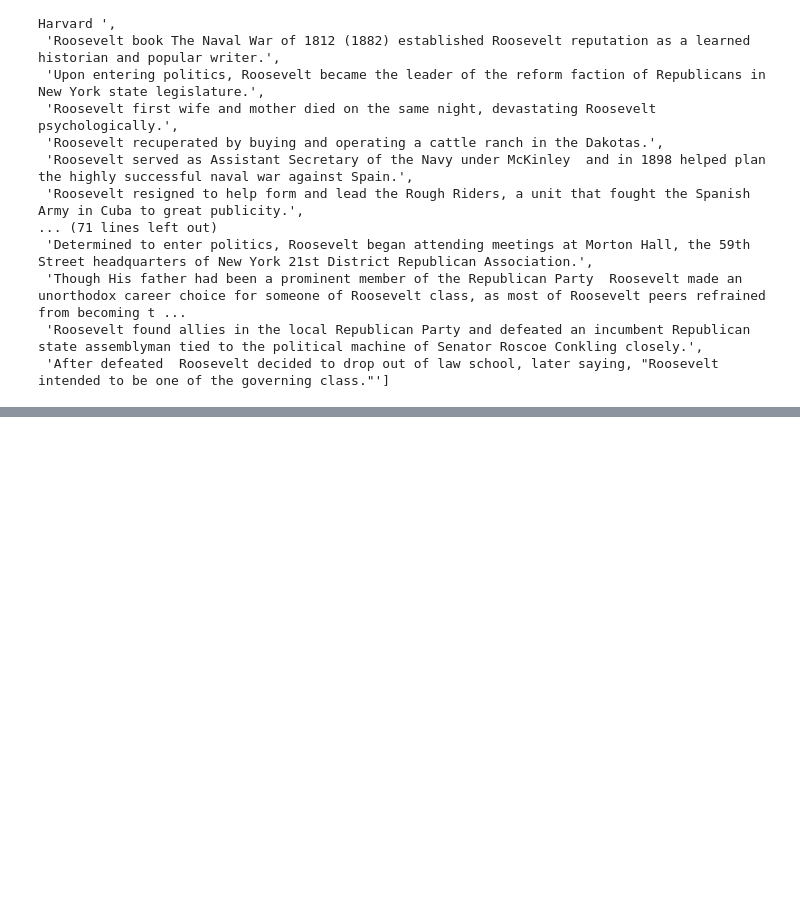
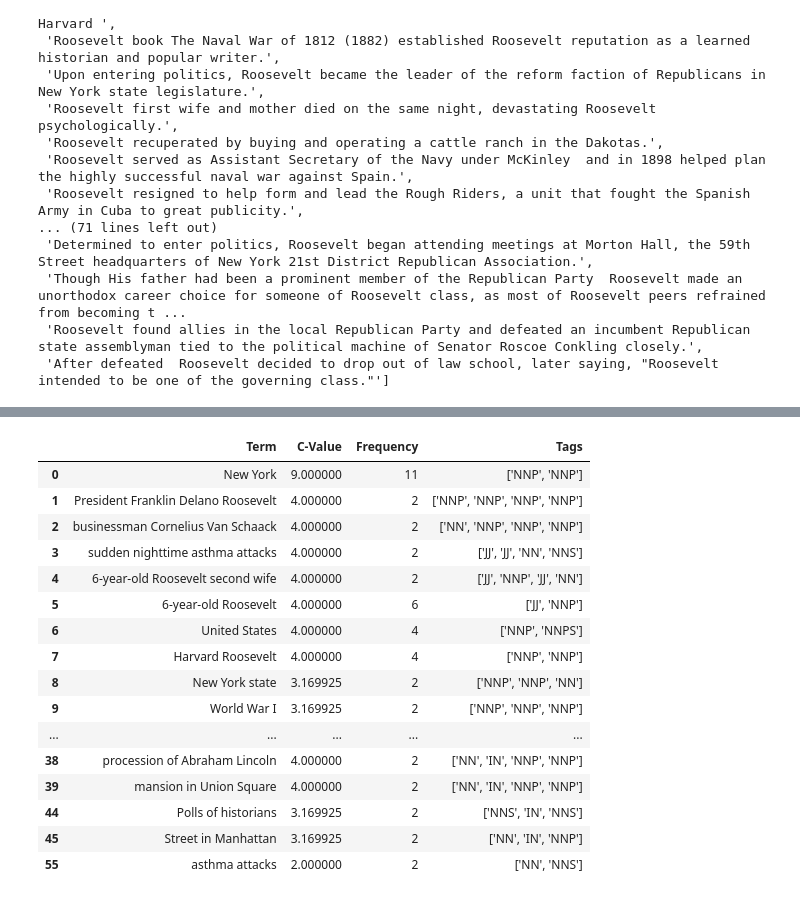
Before and after one commit to CommieNeutral113/ontology_learning_101, a Jupyter notebook: sent_replace.ipynb, the cells around one changed output, grey strips where cells are left out. Cells and saved outputs as stored; diff of their text form; code cells hidden in the pictures; blank space fills up the shorter version.

```diff
--- a/sent_replace.ipynb
+++ b/sent_replace.ipynb
@@ -374,0 +395,26 @@ PermanentlyFailedException: Timed out waiting for service to come alive.
+# %%
+AdjNoun_df = pd.read_excel('Terms_AdjNoun.xlsx')
+AdjPrepNoun_df = pd.read_excel('Terms_AdjPrepNoun.xlsx')
+Noun_df = pd.read_excel('Terms_Noun.xlsx')
+# %%
+terms_df = pd.concat([AdjNoun_df, AdjPrepNoun_df, Noun_df], ignore_index=True).drop(columns='Unnamed: 0').drop_duplicates(subset='Term')
+# %%
+terms_df
+# %% [output]
+|  | Term | C-Value | Frequency | Tags |
+| 0 | New York | 9.000000 | 11 | ['NNP', 'NNP'] |
+| 1 | President Franklin Delano Roosevelt | 4.000000 | 2 | ['NNP', 'NNP', 'NNP', 'NNP'] |
+| 2 | businessman Cornelius Van Schaack | 4.000000 | 2 | ['NN', 'NNP', 'NNP', 'NNP'] |
+| 3 | sudden nighttime asthma attacks | 4.000000 | 2 | ['JJ', 'JJ', 'NN', 'NNS'] |
+| 4 | 6-year-old Roosevelt second wife | 4.000000 | 2 | ['JJ', 'NNP', 'JJ', 'NN'] |
+| 5 | 6-year-old Roosevelt | 4.000000 | 6 | ['JJ', 'NNP'] |
+| 6 | United States | 4.000000 | 4 | ['NNP', 'NNPS'] |
+| 7 | Harvard Roosevelt | 4.000000 | 4 | ['NNP', 'NNP'] |
+| 8 | New York state | 3.169925 | 2 | ['NNP', 'NNP', 'NN'] |
+| 9 | World War I | 3.169925 | 2 | ['NNP', 'NNP', 'NNP'] |
+| ... | ... | ... | ... | ... |
+| 38 | procession of Abraham Lincoln | 4.000000 | 2 | ['NN', 'IN', 'NNP', 'NNP'] |
+| 39 | mansion in Union Square | 4.000000 | 2 | ['NN', 'IN', 'NNP', 'NNP'] |
+| 44 | Polls of historians | 3.169925 | 2 | ['NNS', 'IN', 'NNS'] |
+| 45 | Street in Manhattan | 3.169925 | 2 | ['NN', 'IN', 'NNP'] |
+| 55 | asthma attacks | 2.000000 | 2 | ['NN', 'NNS'] |
```
Also changed, not shown: parts of 17 cells of this notebook, 1 other file.
